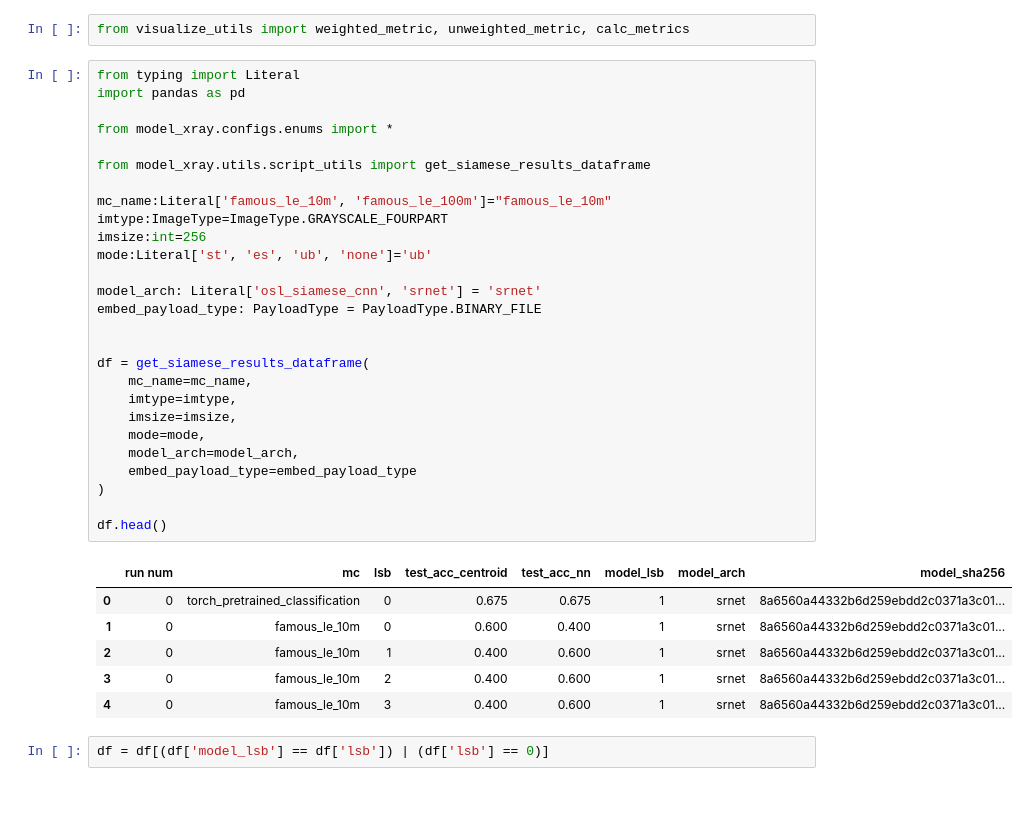
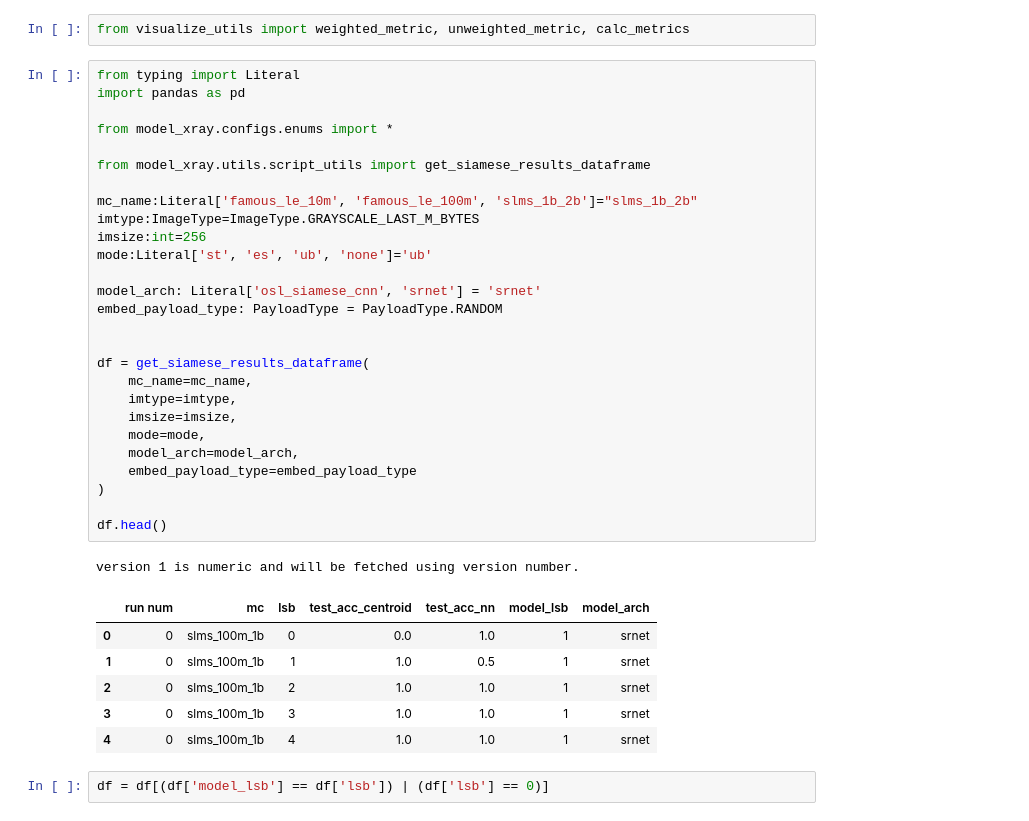
Before and after one commit to danigil/ModelXRay, a Jupyter notebook: notebooks/visualize_siamese_experiment_results.ipynb, the cells around one changed output. Saved outputs shown, nothing was run; the diff lists cells and outputs as text.

```diff
--- a/notebooks/visualize_siamese_experiment_results.ipynb
+++ b/notebooks/visualize_siamese_experiment_results.ipynb
@@ -5,37 +5,38 @@ from visualize_utils import weighted_metric, unweighted_metric, calc_metrics
 # %%
 from typing import Literal
 import pandas as pd
 
 from model_xray.configs.enums import *
 
 from model_xray.utils.script_utils import get_siamese_results_dataframe
 
-mc_name:Literal['famous_le_10m', 'famous_le_100m']="famous_le_10m"
-imtype:ImageType=ImageType.GRAYSCALE_FOURPART
+mc_name:Literal['famous_le_10m', 'famous_le_100m', 'slms_1b_2b']="slms_1b_2b"
+imtype:ImageType=ImageType.GRAYSCALE_LAST_M_BYTES
 imsize:int=256
 mode:Literal['st', 'es', 'ub', 'none']='ub'
 
 model_arch: Literal['osl_siamese_cnn', 'srnet'] = 'srnet'
-embed_payload_type: PayloadType = PayloadType.BINARY_FILE
+embed_payload_type: PayloadType = PayloadType.RANDOM
 
 
 df = get_siamese_results_dataframe(
     mc_name=mc_name,
     imtype=imtype,
     imsize=imsize,
     mode=mode,
     model_arch=model_arch,
     embed_payload_type=embed_payload_type
 )
 
 df.head()
 # %% [output]
+version 1 is numeric and will be fetched using version number.
-|  | run num | mc | lsb | test_acc_centroid | test_acc_nn | model_lsb | model_arch | model_sha256 |
-| 0 | 0 | torch_pretrained_classification | 0 | 0.675 | 0.675 | 1 | srnet | 8a6560a44332b6d259ebdd2c0371a3c01... |
-| 1 | 0 | famous_le_10m | 0 | 0.600 | 0.400 | 1 | srnet | 8a6560a44332b6d259ebdd2c0371a3c01... |
-| 2 | 0 | famous_le_10m | 1 | 0.400 | 0.600 | 1 | srnet | 8a6560a44332b6d259ebdd2c0371a3c01... |
-| 3 | 0 | famous_le_10m | 2 | 0.400 | 0.600 | 1 | srnet | 8a6560a44332b6d259ebdd2c0371a3c01... |
-| 4 | 0 | famous_le_10m | 3 | 0.400 | 0.600 | 1 | srnet | 8a6560a44332b6d259ebdd2c0371a3c01... |
+|  | run num | mc | lsb | test_acc_centroid | test_acc_nn | model_lsb | model_arch |
+| 0 | 0 | slms_100m_1b | 0 | 0.0 | 1.0 | 1 | srnet |
+| 1 | 0 | slms_100m_1b | 1 | 1.0 | 0.5 | 1 | srnet |
+| 2 | 0 | slms_100m_1b | 2 | 1.0 | 1.0 | 1 | srnet |
+| 3 | 0 | slms_100m_1b | 3 | 1.0 | 1.0 | 1 | srnet |
+| 4 | 0 | slms_100m_1b | 4 | 1.0 | 1.0 | 1 | srnet |
 # %%
 df = df[(df['model_lsb'] == df['lsb']) | (df['lsb'] == 0)]
 # %%
```
Also changed, not shown: parts of 4 cells of this notebook, 11 other files.
